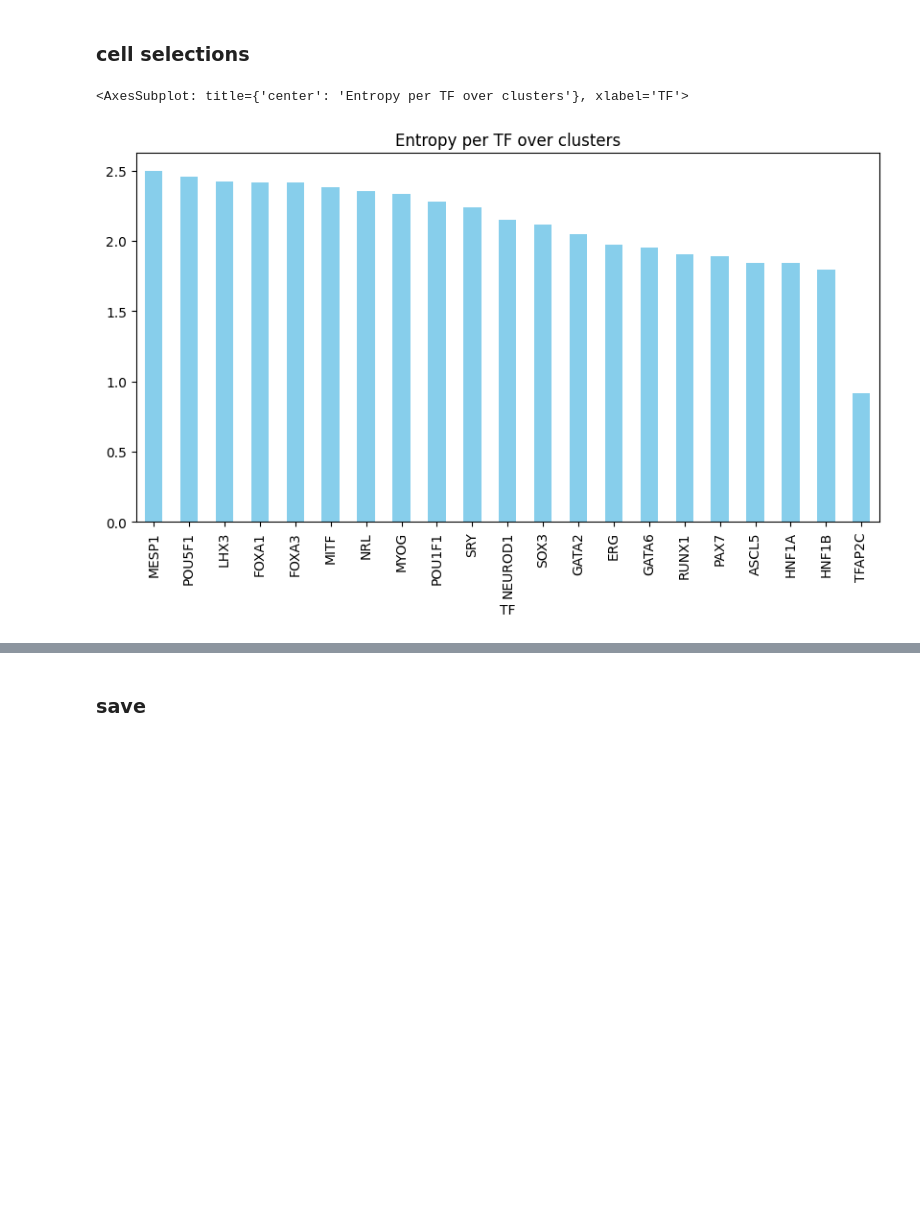
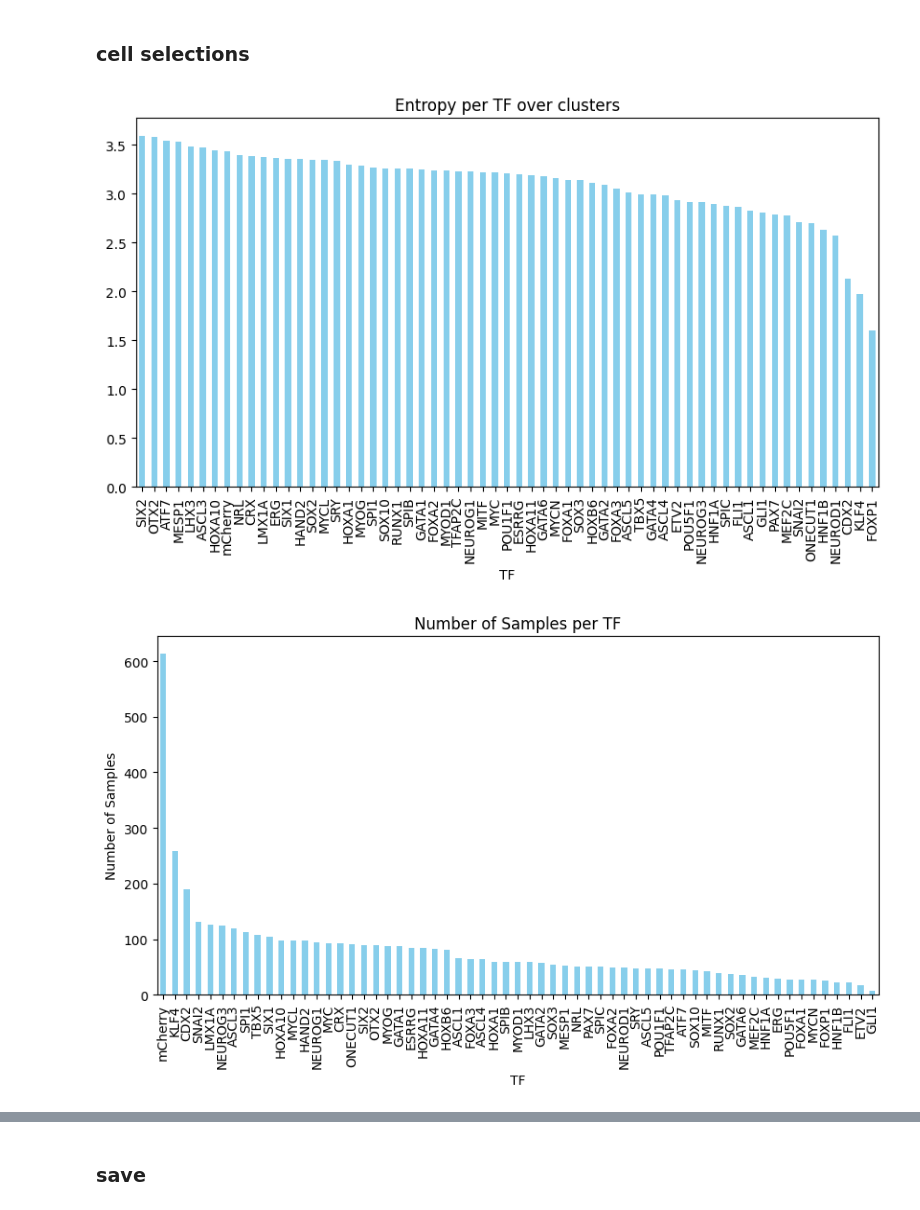
Before and after one commit to Riemer1818/MscProjectDataAnalysis, a Jupyter notebook: src/dataAnalysisPipeline.ipynb, the cells around one changed output, grey strips where cells are left out. Cells and saved outputs as stored; diff of their text form; code cells hidden in the pictures; blank space fills up the shorter version.

```diff
--- a/src/dataAnalysisPipeline.ipynb
+++ b/src/dataAnalysisPipeline.ipynb
@@ -262,8 +154,8 @@ Counter({'mCherry': 45, 'CDX2': 30, 'KLF4': 29, 'LMX1A': 25, 'SIX2': 17, 'SNAI2'
-# %%
-for key, value in sorted_reverse_mapping.items():
-    if len(value) > 1:
-        sorted_reverse_mapping[key] = None
-    elif len(value) == 0:
-        sorted_reverse_mapping[key] = None
-    else:
-        sorted_reverse_mapping[key] = value[0] # unlist
+# %%
+
+datafiles = datafiles[2:4]
+print(datafiles)
+dictfiles = dictfiles[2:4]
+print(dictfiles)
+
+dir = "../data/SUESS"
@@ -280,0 +237,4 @@ View of AnnData object with n_obs × n_vars = 1238 × 33694
+# %%
+# SUESSdata = one.concat(two)
+SUESSdata = anndata.AnnData.concatenate(one, two, index_unique=None)
+SUESSdata.obs['batch'] = batch_labels_one + batch_labels_two
@@ -282,6 +261,7 @@ View of AnnData object with n_obs × n_vars = 1238 × 33694
 ## perform PCA and plot UMAP
 # %%
 # Perform PCA
+adata = SUESSdata
 sc.pp.pca(adata)
 
 ## should I use batch of batchTF here?
@@ -313,9 +295,20 @@ plot_umap(adata, pca_key='X_pca_harmony', umap_key='X_umap_PCA_Harmony', title_p
 # %%
 entropy_per_tf = calculate_entropy_per_tf(adata)
 # print ordered histogram per TF
 entropy_per_tf = entropy_per_tf.sort_values(ascending=False)
 # plot histogram
 entropy_per_tf.plot(kind='bar', figsize=(10, 5), color='skyblue', title='Entropy per TF over clusters')
+
+# Count the number of samples per TF
+sample_counts = adata.obs['TF'].value_counts()
+
+# Plot the bar chart
+plt.figure(figsize=(10, 5))
+sample_counts.plot(kind='bar', color='skyblue')
+plt.title('Number of Samples per TF')
+plt.xlabel('TF')
+plt.ylabel('Number of Samples')
+plt.show()
 # %% [output]
-<AxesSubplot: title={'center': 'Entropy per TF over clusters'}, xlabel='TF'>
-[figure, old version]
+[figure, new version]
+[figure, added]
```
Also changed, not shown: parts of 31 cells of this notebook, 3 other files.
